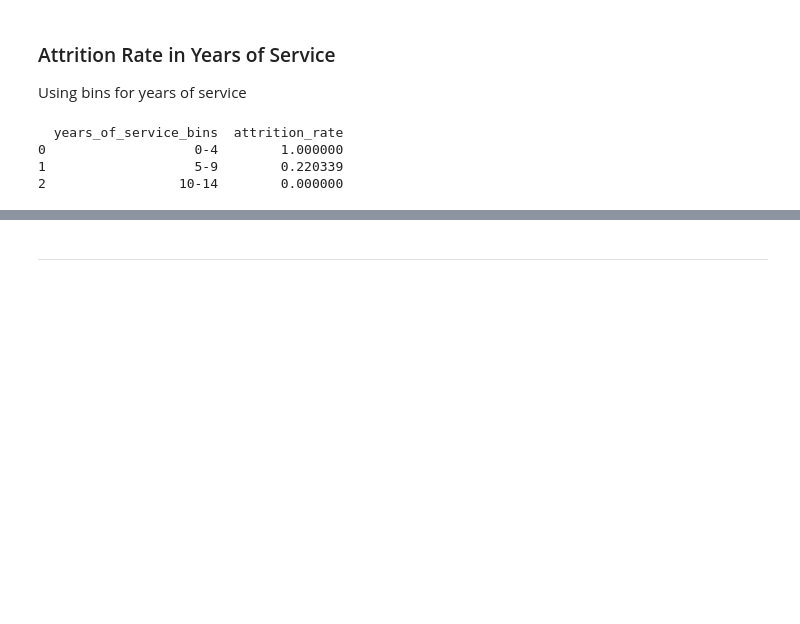
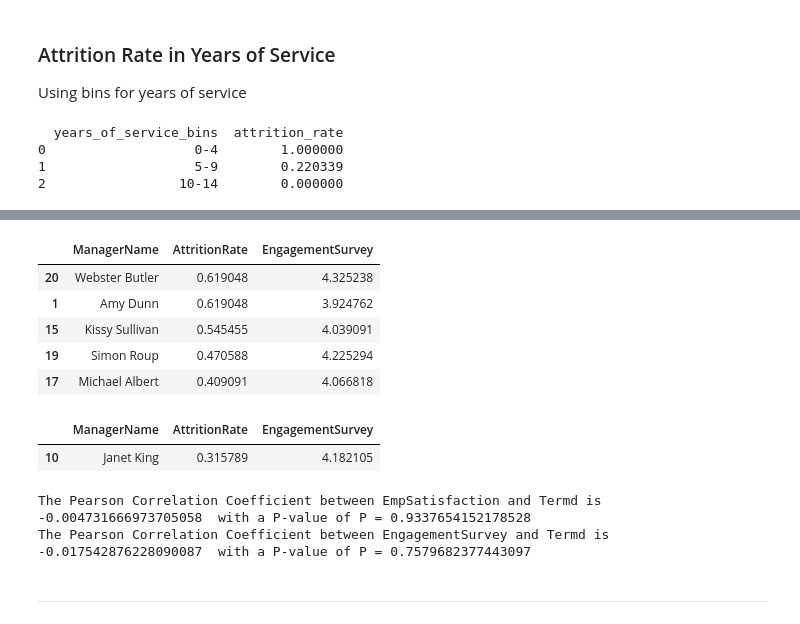
Before and after one commit to DanPkg/HR-Analytics-Insights-Project, a Jupyter notebook: human-resources-dataset-analysis-and-insights.ipynb, the cells around one changed output, grey strips where cells are left out. Cells and saved outputs as stored; diff of their text form; code cells hidden in the pictures; blank space fills up the shorter version.

```diff
--- a/human-resources-dataset-analysis-and-insights.ipynb
+++ b/human-resources-dataset-analysis-and-insights.ipynb
@@ -2499,3 +2646,35 @@ plt.show()
+# %%
+# Group the production DataFrame by ManagerName and calculate the mean performance score and attrition rate.
+performance_attrition_manager = df.groupby('ManagerName').agg({'Termd': 'mean', 'EngagementSurvey': 'mean'}).reset_index().rename(columns={'Termd': 'AttritionRate'})
+
+# Sort  by performance score in descending order
+performance_attrition_manager = performance_attrition_manager.sort_values(by='AttritionRate', ascending=False)
+performance_attrition_manager.head()
+# %% [output]
+|  | ManagerName | AttritionRate | EngagementSurvey |
+| 20 | Webster Butler | 0.619048 | 4.325238 |
+| 1 | Amy Dunn | 0.619048 | 3.924762 |
+| 15 | Kissy Sullivan | 0.545455 | 4.039091 |
+| 19 | Simon Roup | 0.470588 | 4.225294 |
+| 17 | Michael Albert | 0.409091 | 4.066818 |
+# %%
+# Check Janet King's department in performance_attrition_manager
+janet_king_in_performance = performance_attrition_manager[performance_attrition_manager['ManagerName'] == 'Janet King']
+janet_king_in_performance
+# %% [output]
+|  | ManagerName | AttritionRate | EngagementSurvey |
+| 10 | Janet King | 0.315789 | 4.182105 |
+# %%
+# Calculate Pearson correlation coefficient and p-value for EmpSatisfaction vs Termd
+pearson_coef_emp, p_value_emp = stats.pearsonr(df['EmpSatisfaction'], df['Termd'])
+print("The Pearson Correlation Coefficient between EmpSatisfaction and Termd is", pearson_coef_emp, " with a P-value of P =", p_value_emp)
+
+# Calculate Pearson correlation coefficient and p-value for EngagementSurvey vs Termd
+pearson_coef_eng, p_value_eng = stats.pearsonr(df['EngagementSurvey'], df['Termd'])
+print("The Pearson Correlation Coefficient between EngagementSurvey and Termd is", pearson_coef_eng, " with a P-value of P =", p_value_eng)
+# %% [output]
+The Pearson Correlation Coefficient between EmpSatisfaction and Termd is -0.004731666973705058  with a P-value of P = 0.9337654152178528
+The Pearson Correlation Coefficient between EngagementSurvey and Termd is -0.017542876228090087  with a P-value of P = 0.7579682377443097
 # %%
 
 # Attrition rate in divorced, married, single
```
Also changed, not shown: parts of 16 cells of this notebook.
